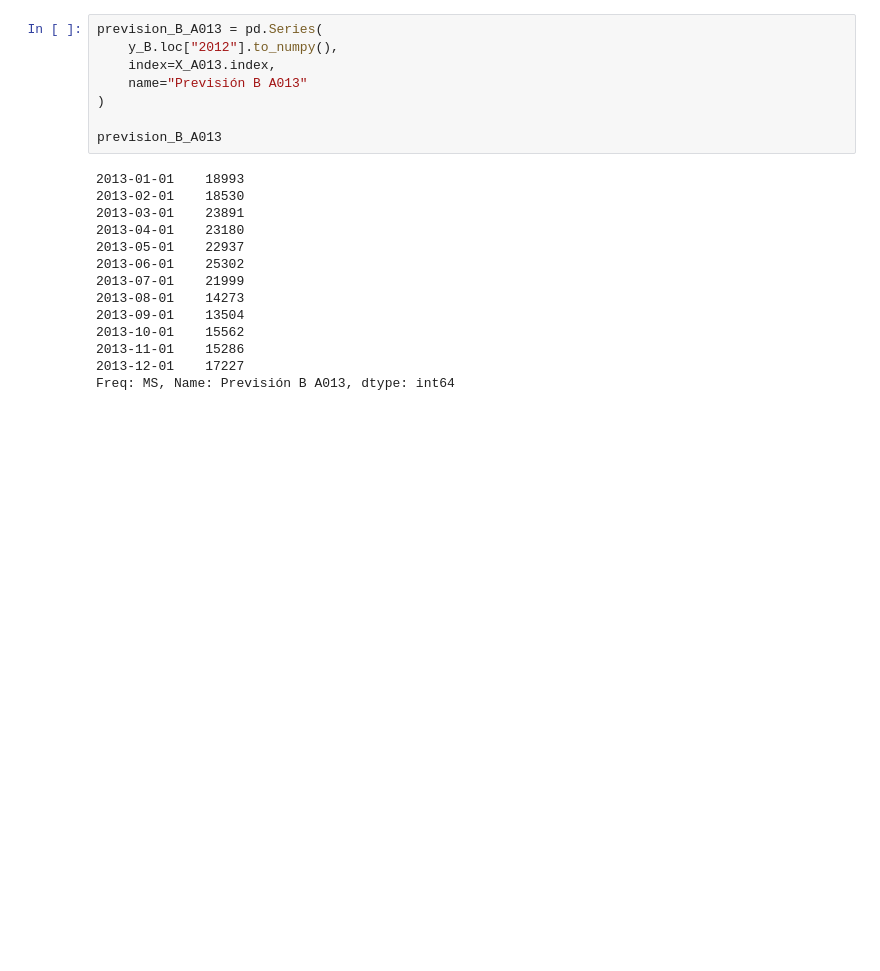
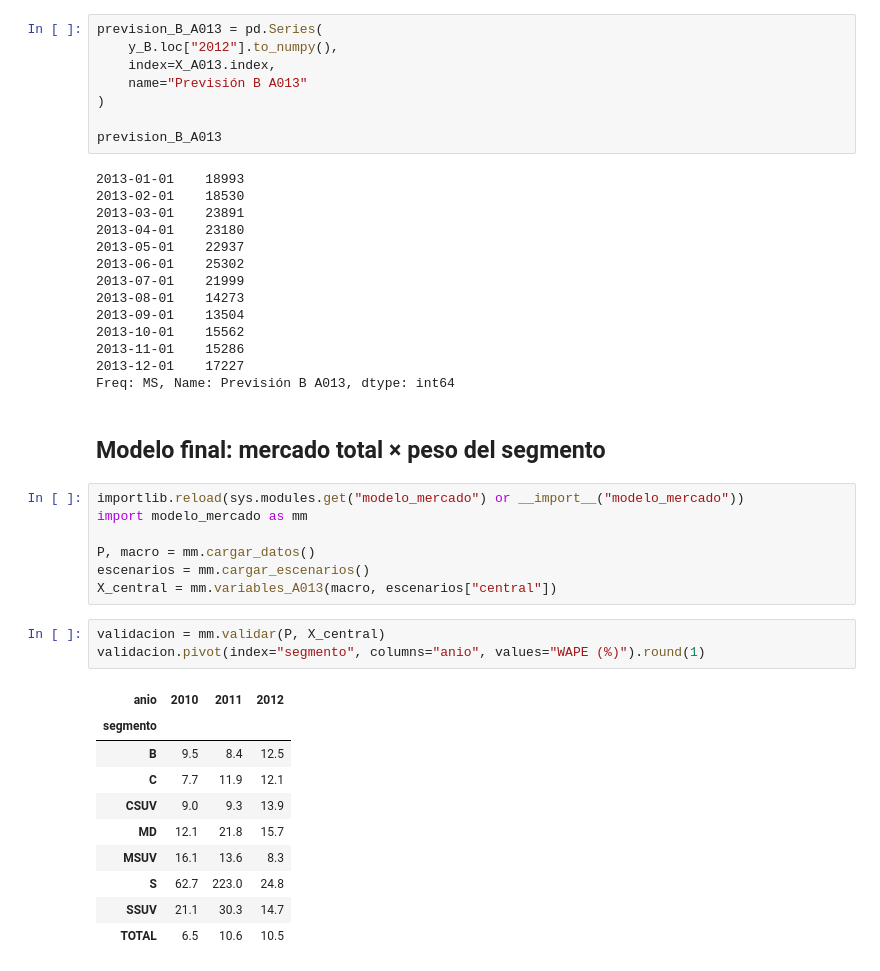
Before and after one commit to claudiaalozano/kaido-motors, a Jupyter notebook: prevision_A013.ipynb, the cells around one changed output. Saved outputs shown, nothing was run; the diff lists cells and outputs as text; blank space fills up the shorter version.

```diff
--- a/prevision_A013.ipynb
+++ b/prevision_A013.ipynb
@@ -778,3 +778,26 @@ prevision_B_A013
 2013-11-01    15286
 2013-12-01    17227
 Freq: MS, Name: Previsión B A013, dtype: int64
+# %% [markdown]
+## Modelo final: mercado total × peso del segmento
+# %%
+importlib.reload(sys.modules.get("modelo_mercado") or __import__("modelo_mercado"))
+import modelo_mercado as mm
+
+P, macro = mm.cargar_datos()
+escenarios = mm.cargar_escenarios()
+X_central = mm.variables_A013(macro, escenarios["central"])
+# %%
+validacion = mm.validar(P, X_central)
+validacion.pivot(index="segmento", columns="anio", values="WAPE (%)").round(1)
+# %% [output]
+| anio | 2010 | 2011 | 2012 |
+| segmento |  |  |  |
+| B | 9.5 | 8.4 | 12.5 |
+| C | 7.7 | 11.9 | 12.1 |
+| CSUV | 9.0 | 9.3 | 13.9 |
+| MD | 12.1 | 21.8 | 15.7 |
+| MSUV | 16.1 | 13.6 | 8.3 |
+| S | 62.7 | 223.0 | 24.8 |
+| SSUV | 21.1 | 30.3 | 14.7 |
+| TOTAL | 6.5 | 10.6 | 10.5 |
```
Also changed, not shown: parts of 1 cell of this notebook, 1 other file.
